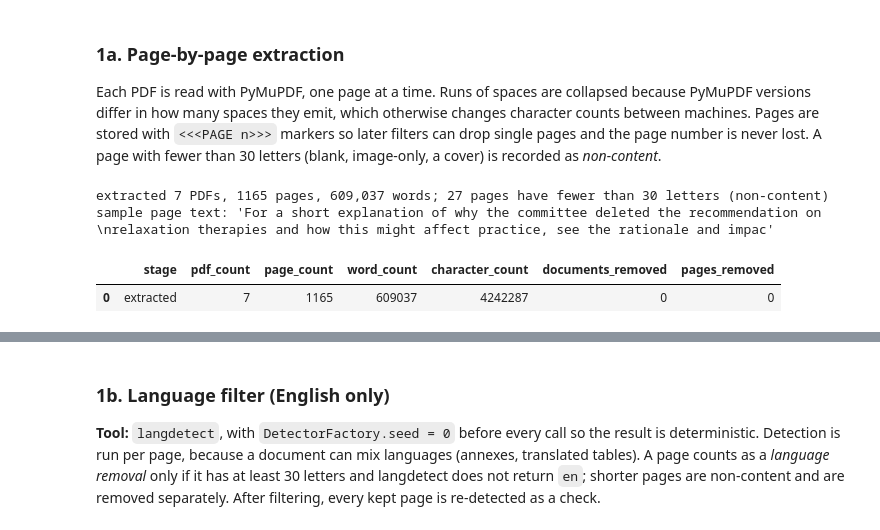
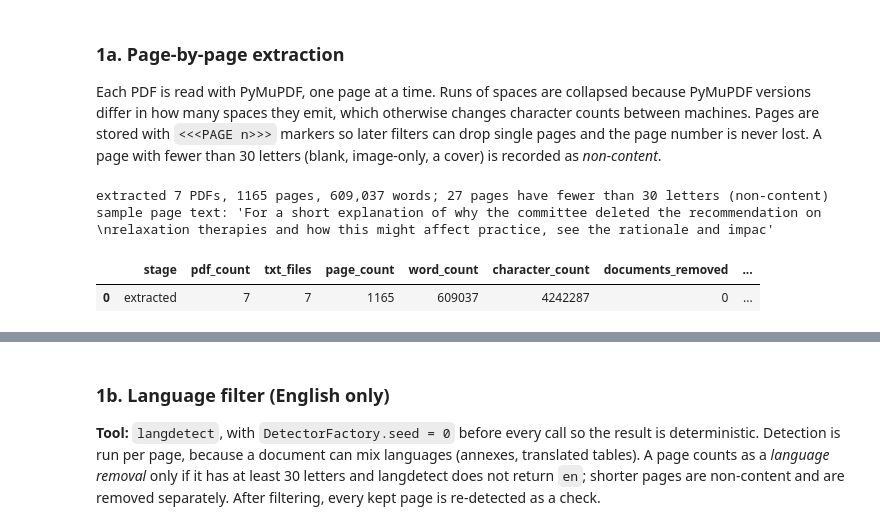
Before and after one commit to bheemreddy1729/fine-tuning-Mistral-7B, a Jupyter notebook: assignment_1b.ipynb, the cells around one changed output, grey strips where cells are left out. Saved outputs shown, nothing was run; the diff lists cells and outputs as text; code cells hidden in the pictures.

```diff
--- a/assignment_1b.ipynb
+++ b/assignment_1b.ipynb
@@ -124,33 +124,33 @@ page number is never lost. A page with fewer than 30 letters (blank, image-only,
 # %%
 MIN_LETTERS, MIN_PAGES, MIN_WORDS = 30, 3, 1000
 SHINGLE, JACCARD_T = 5, 0.90
 
 letters = lambda t: sum(c.isalpha() for c in t)
 words   = lambda t: len(t.split())
 
 def extract(src):
     with pymupdf.open(ROOT / src["file"]) as d:
         return [re.sub(r" {2,}", " ", pg.get_text("text")) for pg in d]
 
 raw = {s["id"]: dict(enumerate(extract(s), start=1)) for s in SOURCES}                          # as extracted
 corpus = {i: {n: t.rstrip() for n, t in p.items()} for i, p in raw.items()}                    # trailing whitespace trimmed
 for s in SOURCES:
     assert len(corpus[s["id"]]) == s["page_count"]
 
 def stats(stage, c, removed_docs=0, removed_pages=0):
-    return {"stage": stage, "pdf_count": sum(1 for p in c.values() if p), "page_count": sum(len(p) for p in c.values()),
+    return {"stage": stage, "pdf_count": sum(1 for p in c.values() if p), "txt_files": sum(1 for p in c.values() if p), "page_count": sum(len(p) for p in c.values()),
             "word_count": sum(words(t) for p in c.values() for t in p.values()),
             "character_count": sum(len(t) for p in c.values() for t in p.values()),
             "documents_removed": removed_docs, "pages_removed": removed_pages}
 
 rows = [stats("extracted", raw)]
 short = [(i, n) for i, p in corpus.items() for n, t in p.items() if letters(t) < MIN_LETTERS]
 print(f"extracted {rows[0]['pdf_count']} PDFs, {rows[0]['page_count']} pages, {rows[0]['word_count']:,} words;"
       f" {len(short)} pages have fewer than {MIN_LETTERS} letters (non-content)")
 print("sample page text:", repr(corpus['nice_ng136_hypertension'][12][:160]))
 pd.DataFrame(rows)
 # %% [output]
 extracted 7 PDFs, 1165 pages, 609,037 words; 27 pages have fewer than 30 letters (non-content)
 sample page text: 'For a short explanation of why the committee deleted the recommendation on \nrelaxation therapies and how this might affect practice, see the rationale and impac'
-|  | stage | pdf_count | page_count | word_count | character_count | documents_removed | pages_removed |
-| 0 | extracted | 7 | 1165 | 609037 | 4242287 | 0 | 0 |
+|  | stage | pdf_count | txt_files | page_count | word_count | character_count | documents_removed | ... |
+| 0 | extracted | 7 | 7 | 1165 | 609037 | 4242287 | 0 | ... |
```
Also changed, not shown: parts of 11 cells of this notebook, 2 other files.
